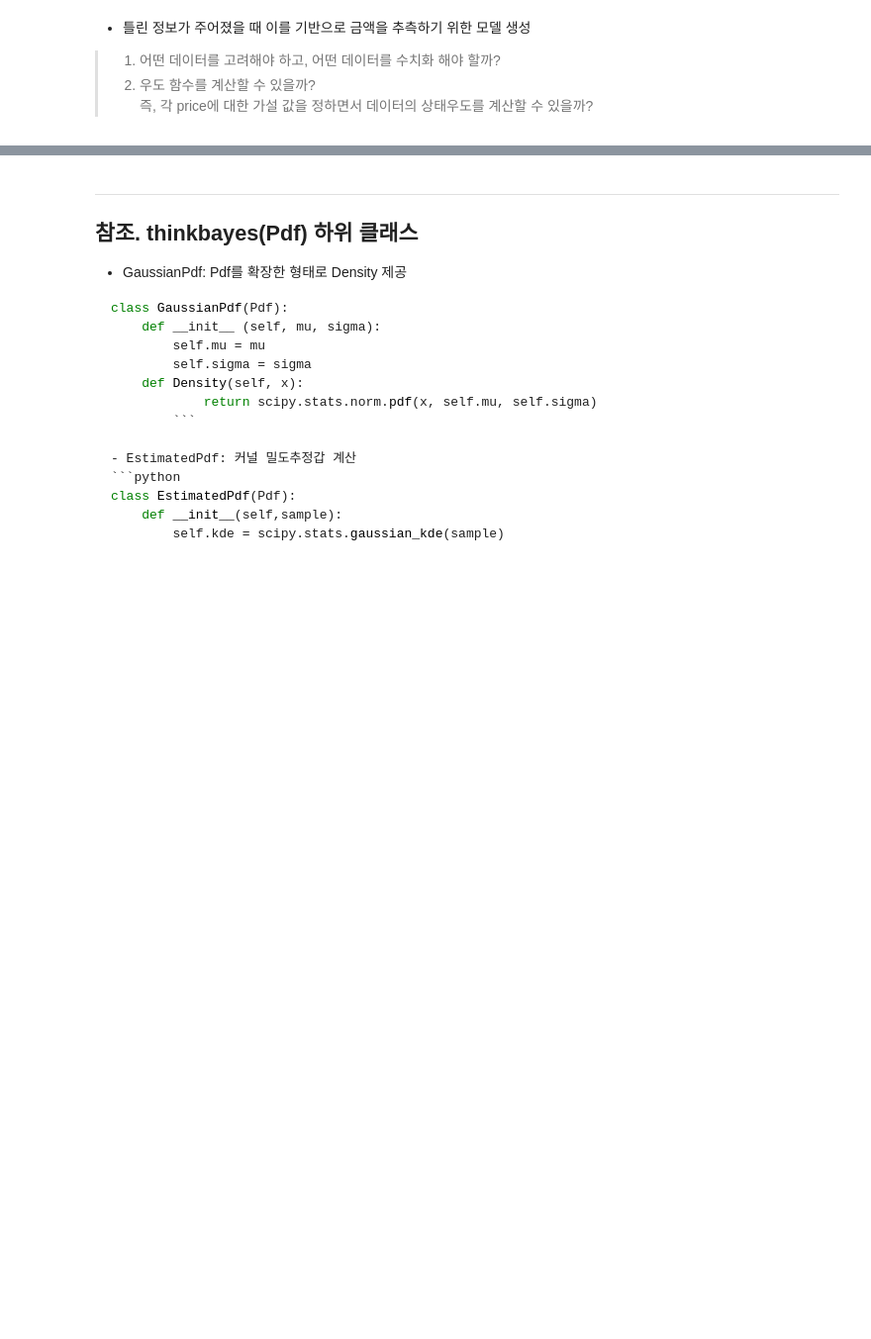
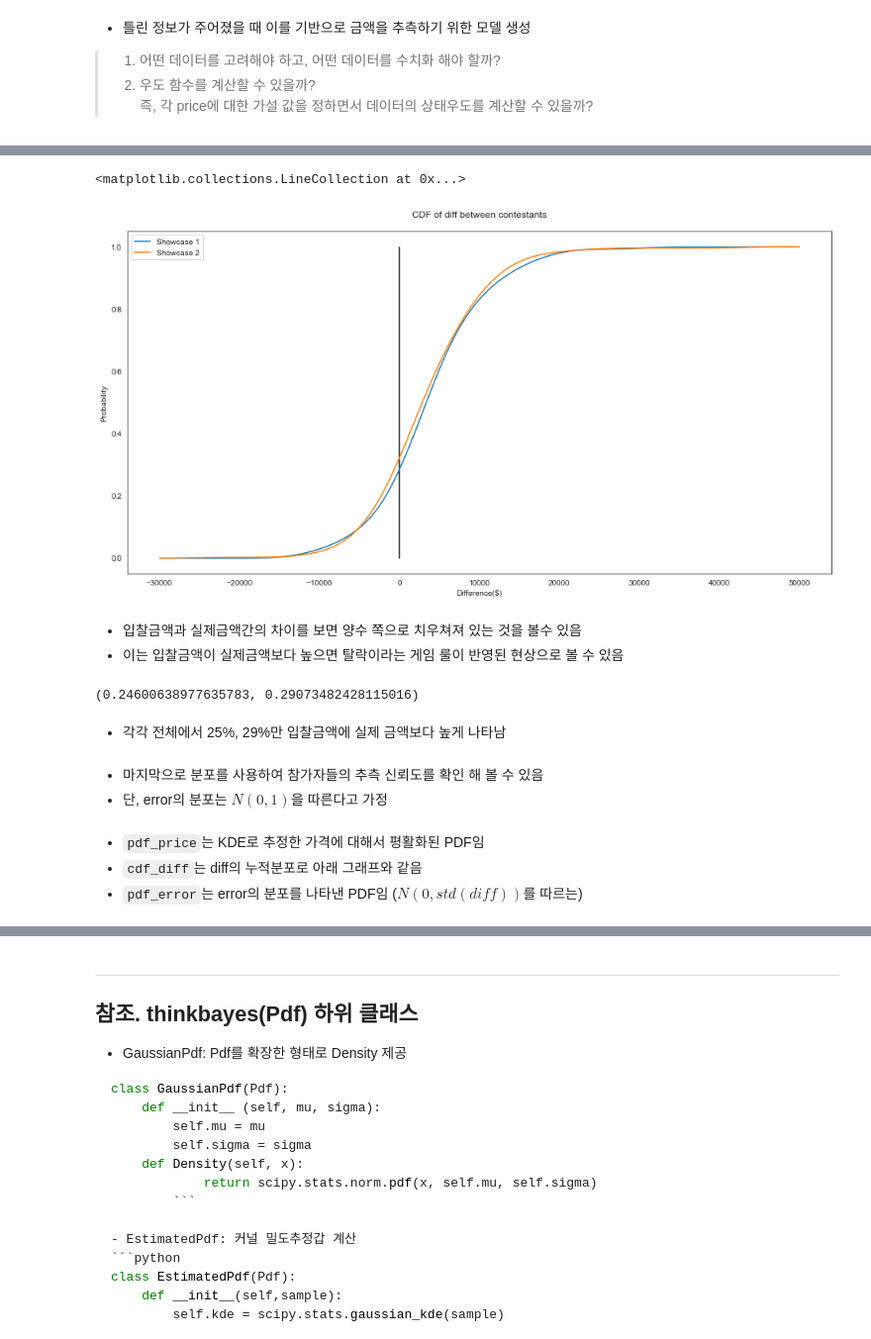
Before and after one commit to kookoowaa/Algorithms, a Jupyter notebook: Bayesian_approach/06 Decision analysis.ipynb, the cells around one changed output, grey strips where cells are left out. Shown at 99% size. Drawn from its saved outputs; the diff is of its cells as text; code cells hidden in the pictures; blank space fills up the shorter version.

```diff
--- a/Bayesian_approach/06 Decision analysis.ipynb
+++ b/Bayesian_approach/06 Decision analysis.ipynb
@@ -127,0 +151,8 @@ class Player(object)
+# %%
+diff = biddings[['Difference 1', 'Difference 2']]
+diff
+diff_bins = np.linspace(-30000, 50000, 101)
+diff1 = thinkbayes.EstimatedPdf(diff['Difference 1']).MakePmf(diff_bins).d
+diff2 = thinkbayes.EstimatedPdf(diff['Difference 2']).MakePmf(diff_bins).d
+diff_pmf = pd.DataFrame([diff1, diff2], columns = diff1.keys()).T
+diff_pmf.head()
@@ -127,0 +166,23 @@ class Player(object)
+# %%
+sns.lineplot(x = diff_pmf.index, y = diff_pmf.cumsum().iloc[:,0], label = 'Showcase 1')
+sns.lineplot(x = diff_pmf.index, y = diff_pmf.cumsum().iloc[:,1], label = 'Showcase 2')
+plt.title('CDF of diff between contestants\n')
+plt.legend()
+plt.xlabel('Difference($)')
+plt.ylabel('Probability')
+plt.vlines(x = 0, ymin = 0, ymax = 1)
+# %% [output]
+<matplotlib.collections.LineCollection at 0x...>
+[figure, added]
+# %% [markdown]
+- 입찰금액과 실제금액간의 차이를 보면 양수 쪽으로 치우쳐져 있는 것을 볼수 있음
+- 이는 입찰금액이 실제금액보다 높으면 탈락이라는 게임 룰이 반영된 현상으로 볼 수 있음
+# %%
+sum(diff.iloc[:,0]<0)/ len(diff), sum(diff.iloc[:,1]<0) / len(diff)
+# %% [output]
+(0.24600638977635783, 0.29073482428115016)
+# %% [markdown]
+- 각각 전체에서 25%, 29%만 입찰금액에 실제 금액보다 높게 나타남
+# %% [markdown]
+- 마지막으로 분포를 사용하여 참가자들의 추측 신뢰도를 확인 해 볼 수 있음
+- 단, error의 분포는 $N(0,1)$을 따른다고 가정
@@ -127,0 +198,4 @@ class Player(object)
+# %% [markdown]
+- `pdf_price`는 KDE로 추정한 가격에 대해서 평활화된 PDF임
+- `cdf_diff`는 diff의 누적분포로 아래 그래프와 같음
+- `pdf_error`는 error의 분포를 나타낸 PDF임 ($N(0,std(diff))$를 따르는)
```
Also changed, not shown: parts of 18 cells of this notebook.
